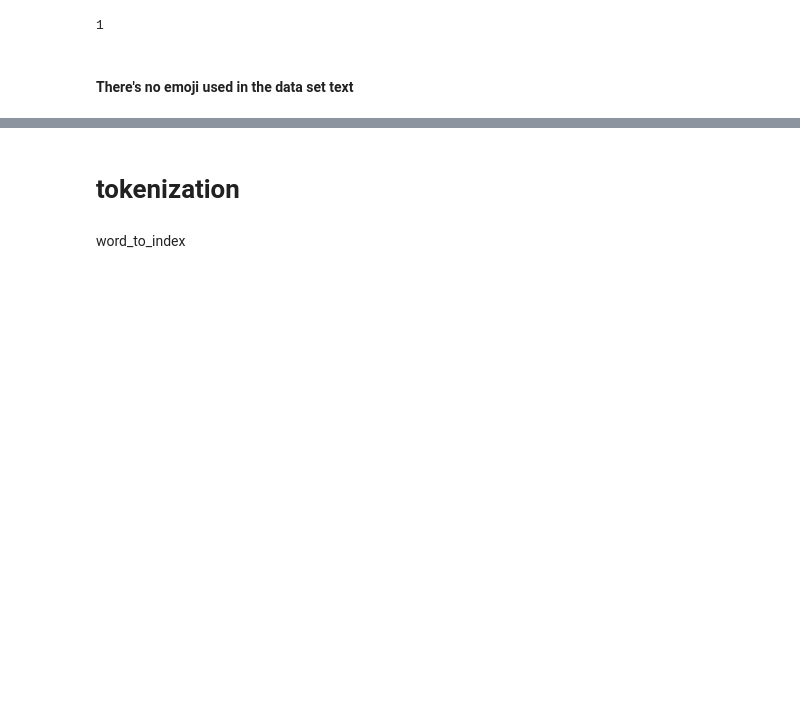
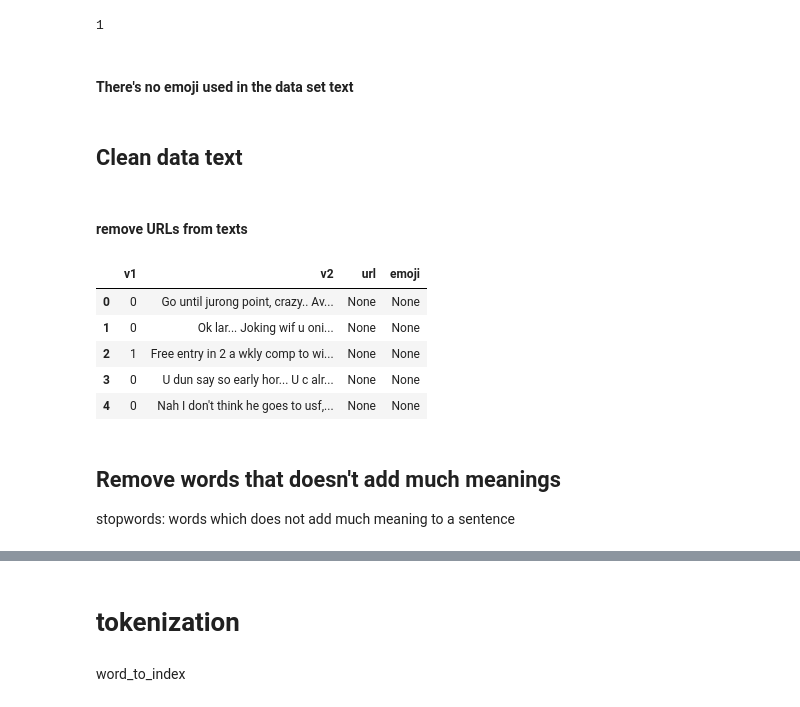
Before and after one commit to reejungkim/Natural-Language-Processing, a Jupyter notebook: Spam detection.ipynb, the cells around one changed output, grey strips where cells are left out. Saved outputs shown, nothing was run; the diff lists cells and outputs as text; code cells hidden in the pictures; blank space fills up the shorter version.

```diff
--- a/Spam detection.ipynb
+++ b/Spam detection.ipynb
@@ -148,3 +151,25 @@ data.emoji.nunique()
 1
 # %% [markdown]
 #### There's no emoji used in the data set text
+# %% [markdown]
+## Clean data text
+# %% [markdown]
+#### remove URLs from texts
+# %%
+def remove_URL(text):
+    url = re.compile(r'https?://\S+|www\.\S+')
+    return url.sub(r'',text)
+# %%
+data['v2']=data['v2'].apply(lambda x : remove_URL(x))
+# %%
+data.head()
+# %% [output]
+|  | v1 | v2 | url | emoji |
+| 0 | 0 | Go until jurong point, crazy.. Av... | None | None |
+| 1 | 0 | Ok lar... Joking wif u oni... | None | None |
+| 2 | 1 | Free entry in 2 a wkly comp to wi... | None | None |
+| 3 | 0 | U dun say so early hor... U c alr... | None | None |
+| 4 | 0 | Nah I don't think he goes to usf,... | None | None |
+# %% [markdown]
+## Remove words that doesn't add much meanings
+ stopwords: words which does not add much meaning to a sentence
```
Also changed, not shown: parts of 11 cells of this notebook.
